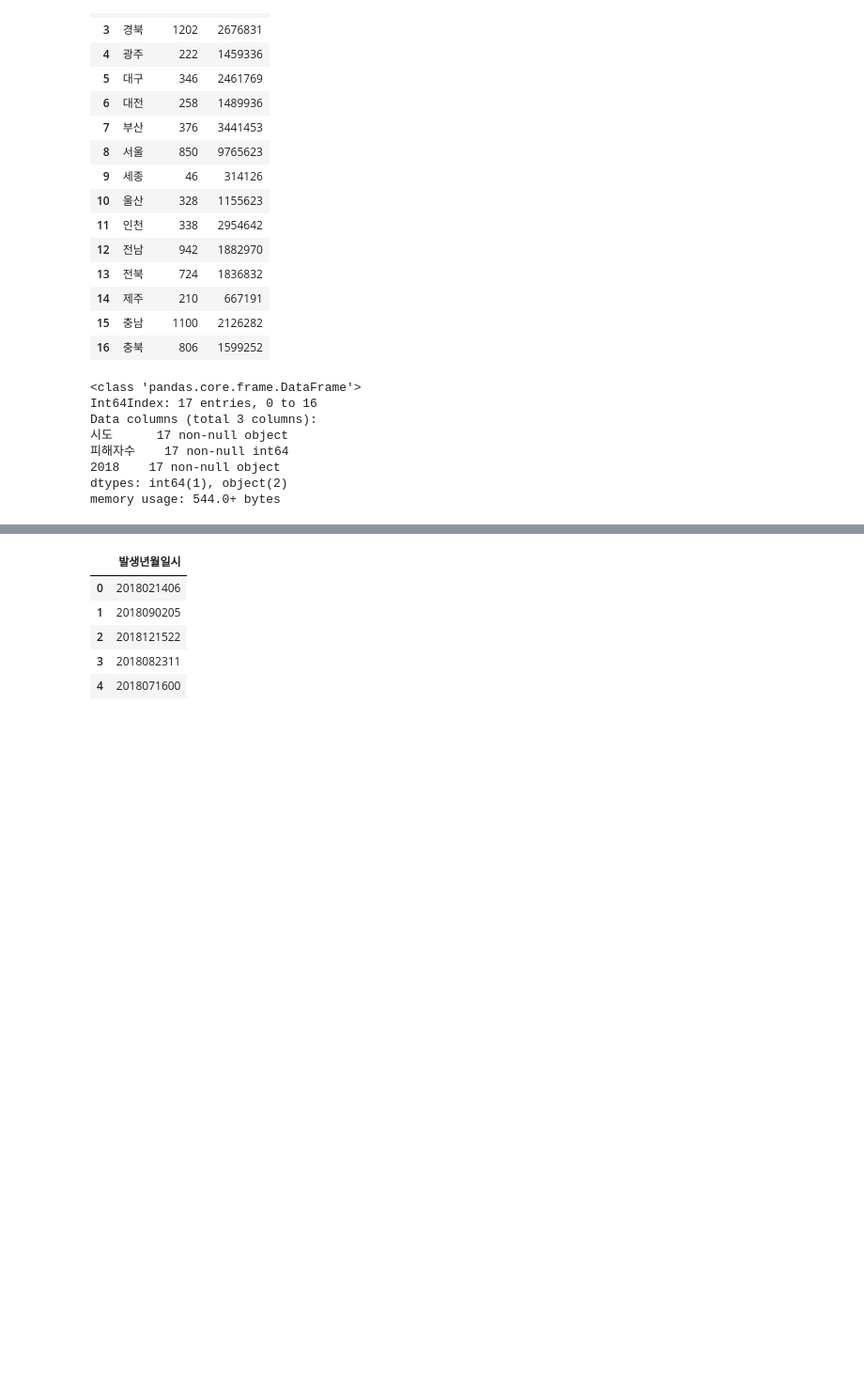
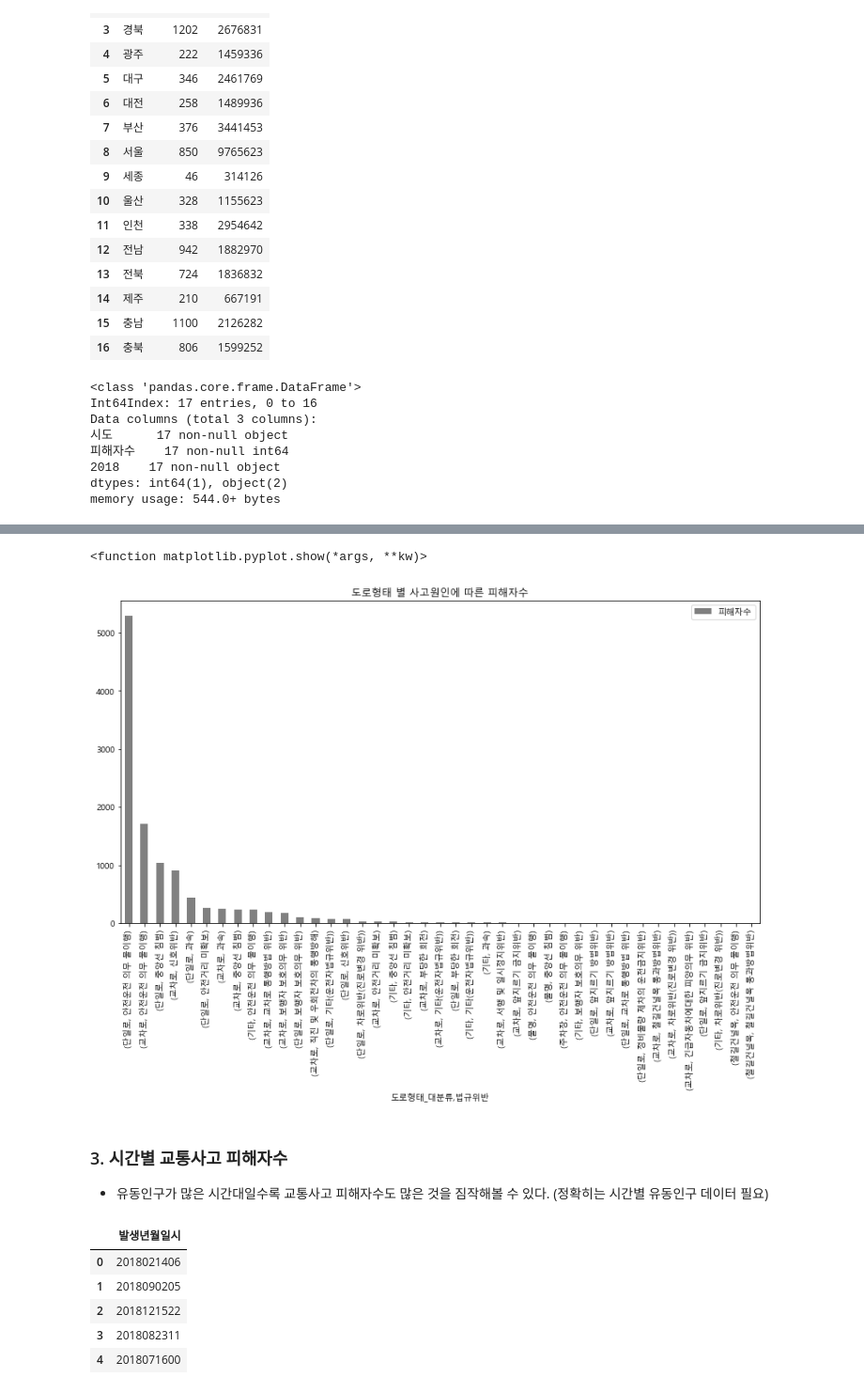
Before and after one commit to cybermin/PythonData, a Jupyter notebook: 과제2/201711547/201711547 구재관.ipynb, the cells around one changed output, grey strips where cells are left out. Shown at 94% size. Saved outputs shown, nothing was run; the diff lists cells and outputs as text; code cells hidden in the pictures; blank space fills up the shorter version.

```diff
--- a/과제2/201711547/201711547 구재관.ipynb
+++ b/과제2/201711547/201711547 구재관.ipynb
@@ -280,3 +228,18 @@ data.head()
+# %%
+acci_type = data.groupby(['도로형태_대분류','법규위반'])[['피해자수']].sum()
+# %%
+acci_type = acci_type.sort_values(by=['피해자수'], axis=0,ascending=False)
+# %%
+acci_type.plot(kind='bar',color='gray')
+plt.title('도로형태 별 사고원인에 따른 피해자수')
+
+plt.show
+# %% [output]
+<function matplotlib.pyplot.show(*args, **kw)>
+[figure, added]
+# %% [markdown]
+### 3. 시간별 교통사고 피해자수
+- 유동인구가 많은 시간대일수록 교통사고 피해자수도 많은 것을 짐작해볼 수 있다. (정확히는 시간별 유동인구 데이터 필요)
 # %%
 temp = data[['발생년월일시']]
 # %%
```
Also changed, not shown: parts of 62 cells of this notebook, 1 other file.
